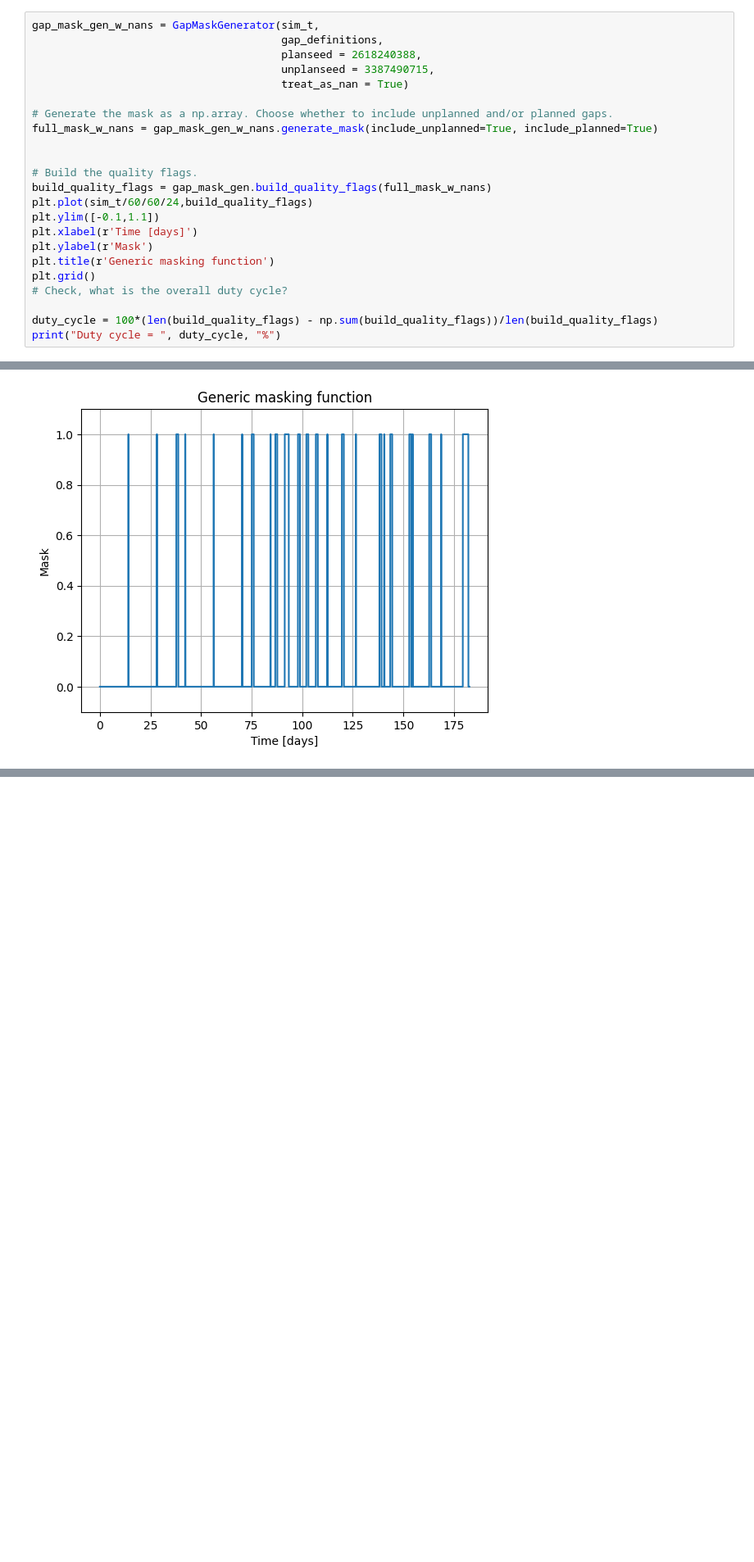
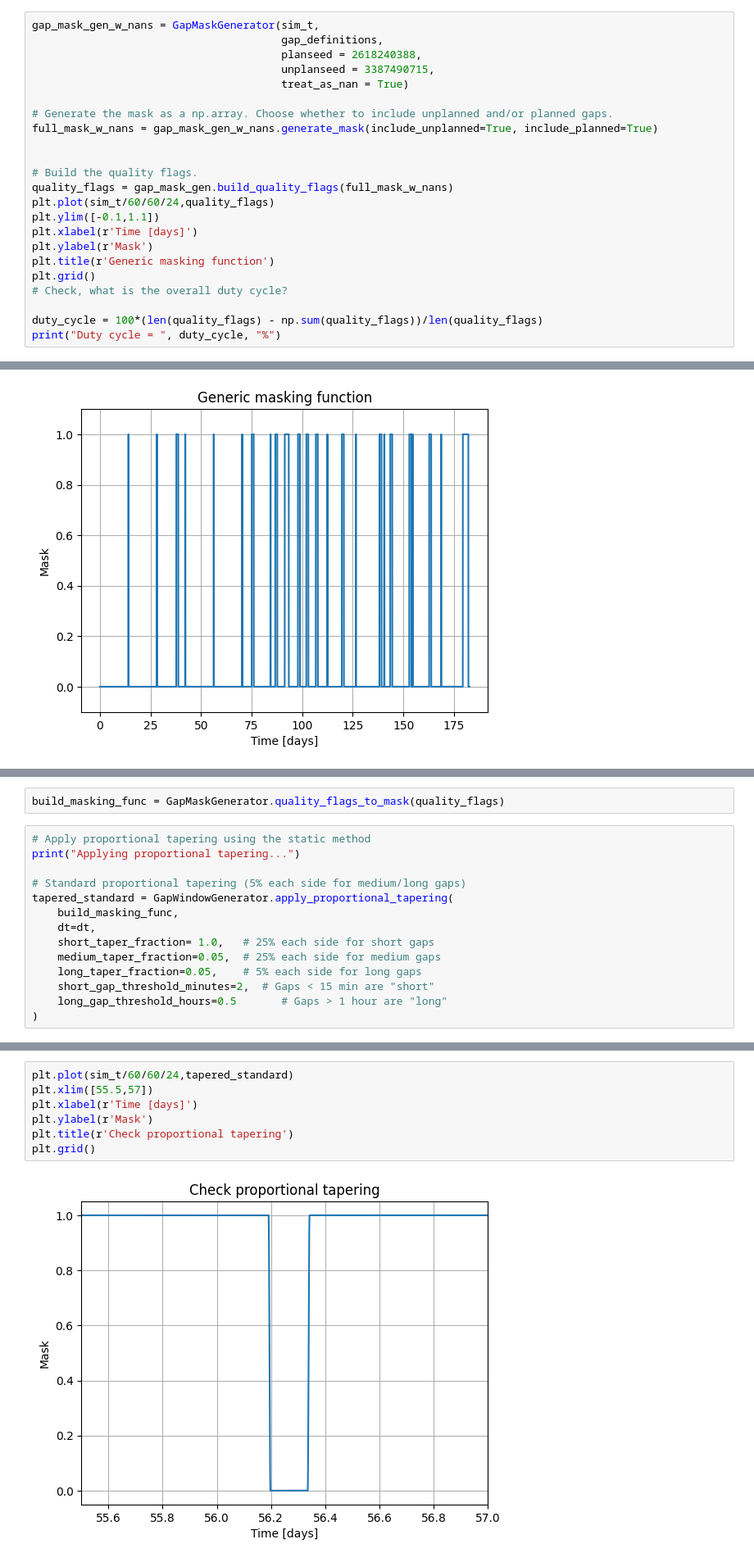
Before and after one commit to OllieBurke/lisagap, a Jupyter notebook: gap_notebook.ipynb, the cells around one changed output, grey strips where cells are left out. Shown at 82% size. Drawn from its saved outputs; the diff is of its cells as text; blank space fills up the shorter version.

Commit message:
turn qualflags into tapered window with opt lobe length

```diff
--- a/gap_notebook.ipynb
+++ b/gap_notebook.ipynb
@@ -176,8 +176,8 @@ full_mask_w_nans = gap_mask_gen_w_nans.generate_mask(include_unplanned=True, inc
 
 
 # Build the quality flags.
-build_quality_flags = gap_mask_gen.build_quality_flags(full_mask_w_nans)
-plt.plot(sim_t/60/60/24,build_quality_flags)
+quality_flags = gap_mask_gen.build_quality_flags(full_mask_w_nans)
+plt.plot(sim_t/60/60/24,quality_flags)
 plt.ylim([-0.1,1.1])
 plt.xlabel(r'Time [days]')
 plt.ylabel(r'Mask')
@@ -185,7 +185,7 @@ plt.title(r'Generic masking function')
 plt.grid()
 # Check, what is the overall duty cycle?
 
-duty_cycle = 100*(len(build_quality_flags) - np.sum(build_quality_flags))/len(build_quality_flags)
+duty_cycle = 100*(len(quality_flags) - np.sum(quality_flags))/len(quality_flags)
 print("Duty cycle = ", duty_cycle, "%")
 # %% [output]
 Duty cycle =  90.54736812050972 %
@@ -192,0 +203,16 @@ Duty cycle =  90.54736812050972 %
+# %%
+build_masking_func = GapMaskGenerator.quality_flags_to_mask(quality_flags)
+# %%
+# Apply proportional tapering using the static method
+print("Applying proportional tapering...")
+
+# Standard proportional tapering (5% each side for medium/long gaps)
+tapered_standard = GapWindowGenerator.apply_proportional_tapering(
+    build_masking_func,
+    dt=dt,
+    short_taper_fraction= 1.0,   # 25% each side for short gaps
+    medium_taper_fraction=0.05,  # 25% each side for medium gaps
+    long_taper_fraction=0.05,    # 5% each side for long gaps
+    short_gap_threshold_minutes=2,  # Gaps < 15 min are "short"
+    long_gap_threshold_hours=0.5       # Gaps > 1 hour are "long"
+)
@@ -192,0 +221,9 @@ Duty cycle =  90.54736812050972 %
+# %%
+plt.plot(sim_t/60/60/24,tapered_standard)
+plt.xlim([55.5,57])
+plt.xlabel(r'Time [days]')
+plt.ylabel(r'Mask')
+plt.title(r'Check proportional tapering')
+plt.grid()
+# %% [output]
+[figure, added]
```
Also changed, not shown: parts of 3 cells of this notebook, 2 other files.
